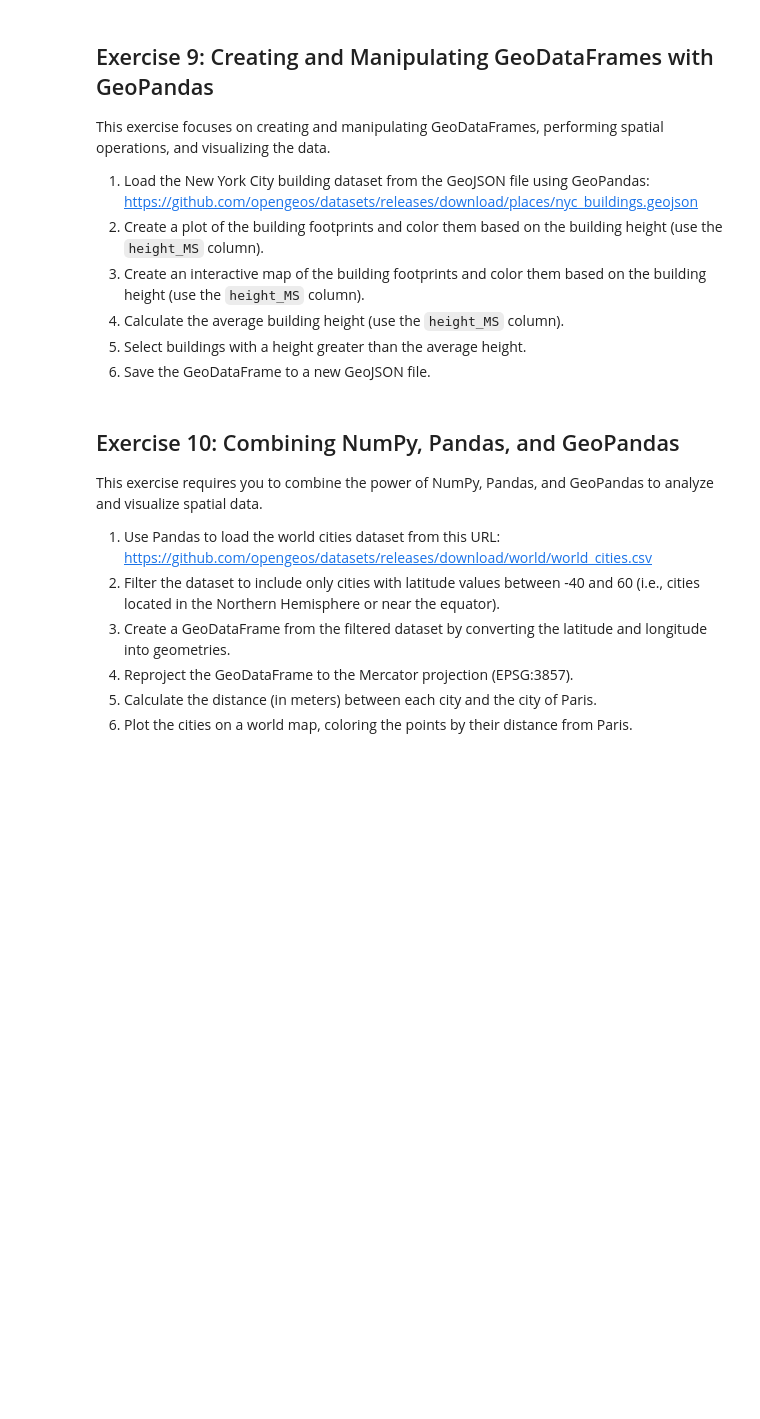
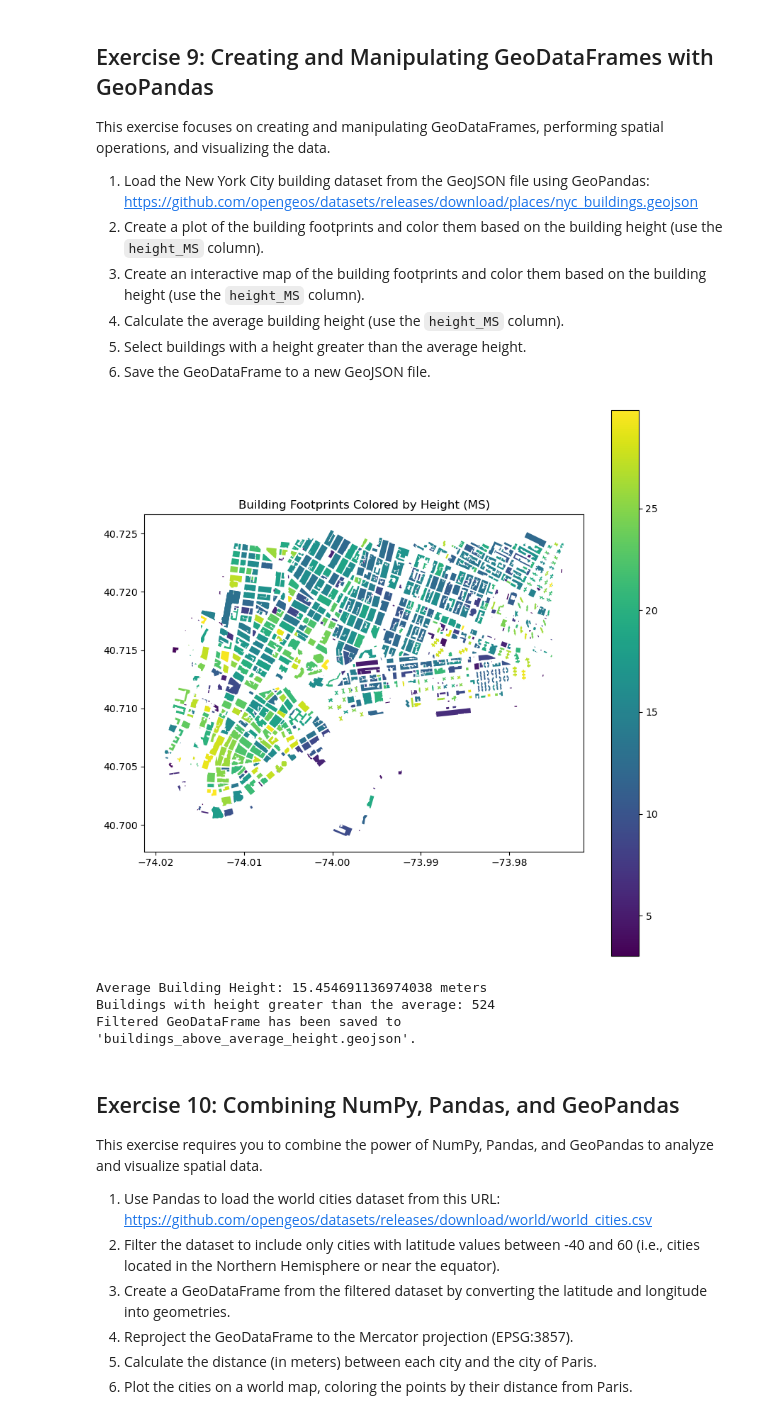
Before and after one commit to ezdanapak/Lab_5-ipynb, a Jupyter notebook: lab_05.ipynb, the cells around one changed output. Saved outputs shown, nothing was run; the diff lists cells and outputs as text; code cells hidden in the pictures; blank space fills up the shorter version.

```diff
--- a/lab_05.ipynb
+++ b/lab_05.ipynb
@@ -217,6 +479,60 @@ This exercise focuses on creating and manipulating GeoDataFrames, performing spa
 4. Calculate the average building height (use the `height_MS` column).
 5. Select buildings with a height greater than the average height.
 6. Save the GeoDataFrame to a new GeoJSON file.
+# %%
+import geopandas as gpd
+import folium
+from folium import Choropleth
+from matplotlib.colors import rgb2hex
+import matplotlib.pyplot as plt
+
+# Step 1: Load the GeoJSON file
+url = 'https://github.com/opengeos/datasets/releases/download/places/nyc_buildings.geojson'  # Replace with the actual URL if different
+gdf = gpd.read_file(url)
+
+# Step 2: Plot the building footprints, colored by building height (height_MS column)
+fig, ax = plt.subplots(figsize=(10, 10))
+gdf.plot(column='height_MS', cmap='viridis', legend=True, ax=ax)
+ax.set_title('Building Footprints Colored by Height (MS)')
+plt.show()
+
+# Step 3: Create an interactive map using folium
+# Create a base map centered around New York City (latitude, longitude)
+m = folium.Map(location=[40.7128, -74.0060], zoom_start=12)
+
+# Add buildings to the interactive map and color them based on height
+for _, row in gdf.iterrows():
+    color = plt.cm.viridis(row['height_MS'] / gdf['height_MS'].max())  # Normalize color based on height
+    folium.GeoJson(
+        row['geometry'],
+        style_function=lambda x, color=color: {
+            'fillColor': rgb2hex((color[0], color[1], color[2])),  # Use normalized RGBA values
+            'color': 'black',
+            'weight': 1,
+            'fillOpacity': 0.7
+        }
+    ).add_to(m)
+
+# Save the interactive map to an HTML file
+m.save('building_footprints_map.html')
+
+# Step 4: Calculate the average building height (height_MS column)
+average_height = gdf['height_MS'].mean()
+print(f'Average Building Height: {average_height} meters')
+
+# Step 5: Select buildings with height greater than the average
+buildings_above_average = gdf[gdf['height_MS'] > average_height]
+print(f'Buildings with height greater than the average: {len(buildings_above_average)}')
+
+# Step 6: Save the filtered GeoDataFrame to a new GeoJSON file
+buildings_above_average.to_file('buildings_above_average_height.geojson', driver='GeoJSON')
+
+print("Filtered GeoDataFrame has been saved to 'buildings_above_average_height.geojson'.")
+# %% [output]
+[figure, added]
+Average Building Height: 15.454691136974038 meters
+Buildings with height greater than the average: 524
+Filtered GeoDataFrame has been saved to 'buildings_above_average_height.geojson'.
 # %% [markdown]
 ## Exercise 10: Combining NumPy, Pandas, and GeoPandas
 
```
Also changed, not shown: parts of 9 cells of this notebook, 3 other files.
